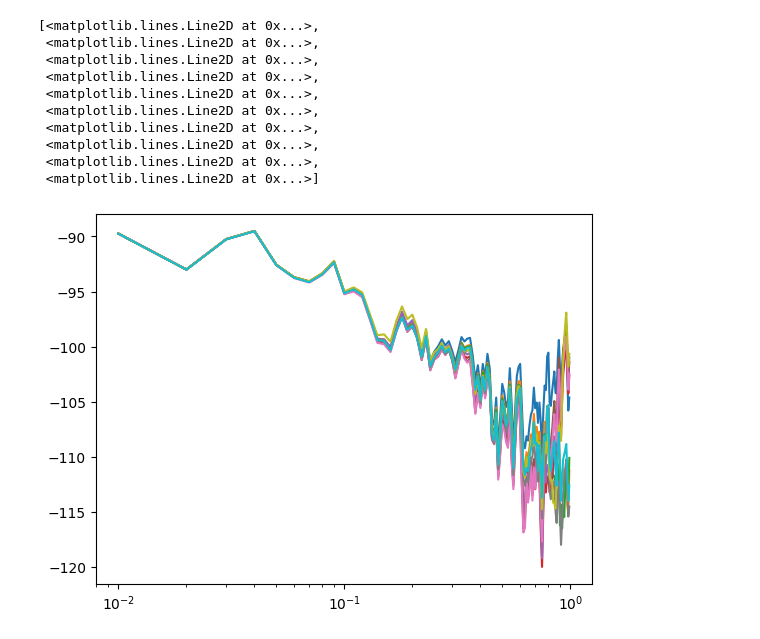
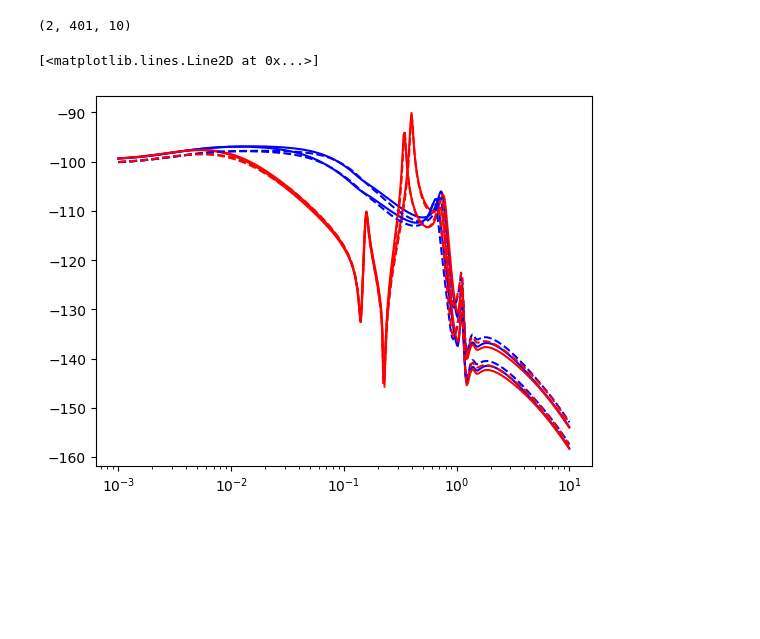
Before and after one commit to Ale20BruMalaussen/ai-pf, a Jupyter notebook: file analyzer.ipynb, the cells around one changed output. Drawn from its saved outputs; the diff is of its cells as text; code cells hidden in the pictures; blank space fills up the shorter version.

```diff
--- a/file analyzer.ipynb
+++ b/file analyzer.ipynb
@@ -628,15 +0,0 @@ data_spettri = np.load(path, allow_pickle = True)
-# %%
-spettri = np.sum(data_spettri['TF'], axis = 0)
-plt.semilogx(data_spettri['F'], 10*np.log10(spettri))
-# %% [output]
-[<matplotlib.lines.Line2D at 0x...>,
- <matplotlib.lines.Line2D at 0x...>,
- <matplotlib.lines.Line2D at 0x...>,
- <matplotlib.lines.Line2D at 0x...>,
- <matplotlib.lines.Line2D at 0x...>,
- <matplotlib.lines.Line2D at 0x...>,
- <matplotlib.lines.Line2D at 0x...>,
- <matplotlib.lines.Line2D at 0x...>,
- <matplotlib.lines.Line2D at 0x...>,
- <matplotlib.lines.Line2D at 0x...>]
-[figure, removed]
@@ -642,0 +7,32 @@ plt.semilogx(data_spettri['F'], 10*np.log10(spettri))
+# %%
+folder = r"C:\Users\aless\Desktop\dataset_AI_stablepower\small_experiments\confronto_spettri_gen_OOS\spettri"
+data_g5oos_low_h_pre = np.load(os.path.join(folder, 'IEEE39_AC_config_grid_former_reali_g5oos_low_inertia_pre_step.npz'), allow_pickle = True)
+data_g5oos_low_h_post = np.load(os.path.join(folder, 'IEEE39_AC_config_grid_former_reali_g5oos_low_inertia_post_step.npz'), allow_pickle = True)
+data_norm_low_h_pre = np.load(os.path.join(folder, 'IEEE39_AC_config_grid_former_reali_low_inertia_pre_step.npz'), allow_pickle = True)
+data_norm_low_h_post = np.load(os.path.join(folder, 'IEEE39_AC_config_grid_former_reali_low_inertia_post_step.npz'), allow_pickle = True)
+
+
+data_g5oos_pre = np.load(os.path.join(folder, 'IEEE39_AC_config_grid_former_reali_g5oos_pre_step.npz'), allow_pickle = True)
+data_g5oos_post = np.load(os.path.join(folder, 'IEEE39_AC_config_grid_former_reali_g5oos_post_step.npz'), allow_pickle = True)
+data_norm_pre = np.load(os.path.join(folder, 'IEEE39_AC_config_grid_former_reali_pre_step.npz'), allow_pickle = True)
+data_norm_post = np.load(os.path.join(folder, 'IEEE39_AC_config_grid_former_reali_post_step.npz'), allow_pickle = True)
+# %%
+data_norm_low_h_pre['TF'].shape
+# %% [output]
+(2, 401, 10)
+# %%
+plt.semilogx(data_g5oos_low_h_pre['F'], 20*np.log10(np.abs(data_g5oos_low_h_pre['TF'][0,:,0])), color = 'b')
+plt.semilogx(data_g5oos_low_h_post['F'], 20*np.log10(np.abs(data_g5oos_low_h_post['TF'][0,:,0])), color = 'r')
+
+plt.semilogx(data_norm_low_h_pre['F'], 20*np.log10(np.abs(data_norm_low_h_pre['TF'][0,:,0])), linestyle = '--', color = 'b')
+plt.semilogx(data_norm_low_h_post['F'], 20*np.log10(np.abs(data_norm_low_h_post['TF'][0,:,0])), linestyle = '--', color = 'r')
+
+
+# plt.semilogx(data_g5oos_pre['F'], 20*np.log10(np.abs(data_g5oos_pre['TF'][0,:,0])), color = 'b')
+# plt.semilogx(data_g5oos_post['F'], 20*np.log10(np.abs(data_g5oos_post['TF'][0,:,0])), color = 'r')
+
+# plt.semilogx(data_norm_pre['F'], 20*np.log10(np.abs(data_norm_pre['TF'][0,:,0])), linestyle = '--', color = 'b')
+# plt.semilogx(data_norm_post['F'], 20*np.log10(np.abs(data_norm_post['TF'][0,:,0])), linestyle = '--', color = 'r')
+# %% [output]
+[<matplotlib.lines.Line2D at 0x...>]
+[figure, added]
```
Also changed, not shown: parts of 57 cells of this notebook.
